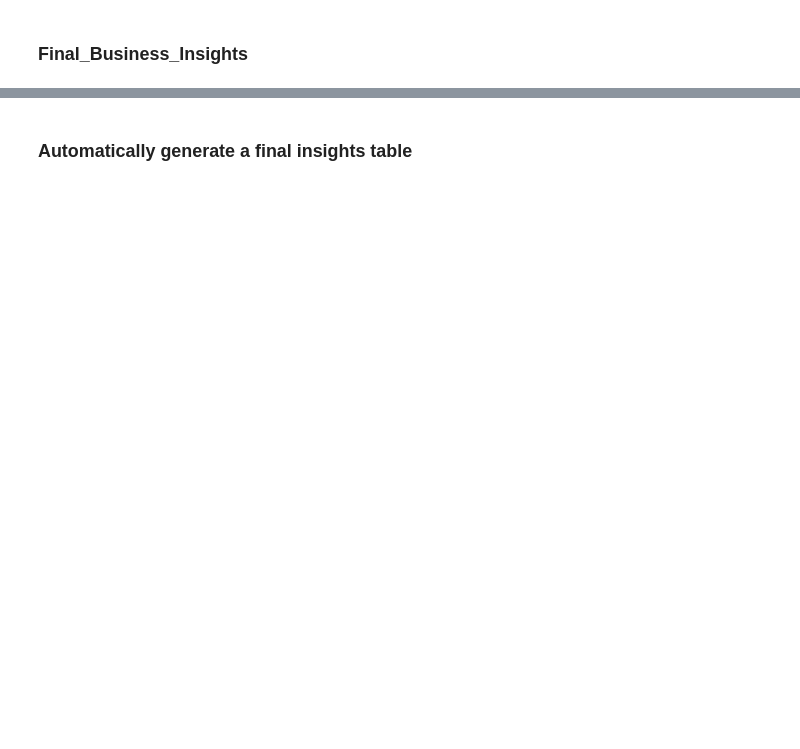
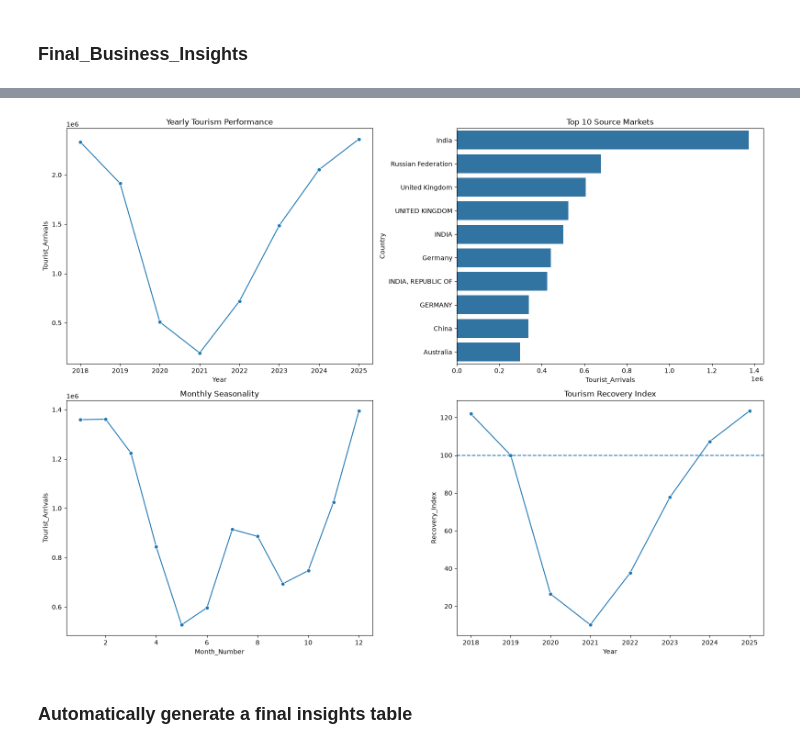
Before and after one commit to HimashMadushanka/Sri-Lanka-Tourism-Intelligence, a Jupyter notebook: notebooks/04_Overall_Tourism_Performance.ipynb, the cells around one changed output, grey strips where cells are left out. Drawn from its saved outputs; the diff is of its cells as text; code cells hidden in the pictures; blank space fills up the shorter version.

```diff
--- a/notebooks/04_Overall_Tourism_Performance.ipynb
+++ b/notebooks/04_Overall_Tourism_Performance.ipynb
@@ -1096,37 +1527,36 @@ sns.lineplot(
     marker="o",
     ax=axes[1, 0]
 )
 
 axes[1, 0].set_title(
     "Monthly Seasonality"
 )
 
 # Recovery
 sns.lineplot(
     data=yearly,
     x="Year",
     y="Recovery_Index",
     marker="o",
     ax=axes[1, 1]
 )
 
 axes[1, 1].axhline(
     100,
     linestyle="--"
 )
 
 axes[1, 1].set_title(
     "Tourism Recovery Index"
 )
 
 plt.tight_layout()
 
-plt.savefig(
-    "../outputs/figures/final_tourism_analysis.png",
-    dpi=300
-)
+plt.savefig(FIGURES_PATH / "final_tourism_analysis.png", dpi=300)
 
 plt.show()
+# %% [output]
+[figure, added]
 # %% [markdown]
 ### Automatically generate a final insights table
 # %%
```
Also changed, not shown: parts of 56 cells of this notebook, 7 other files.
